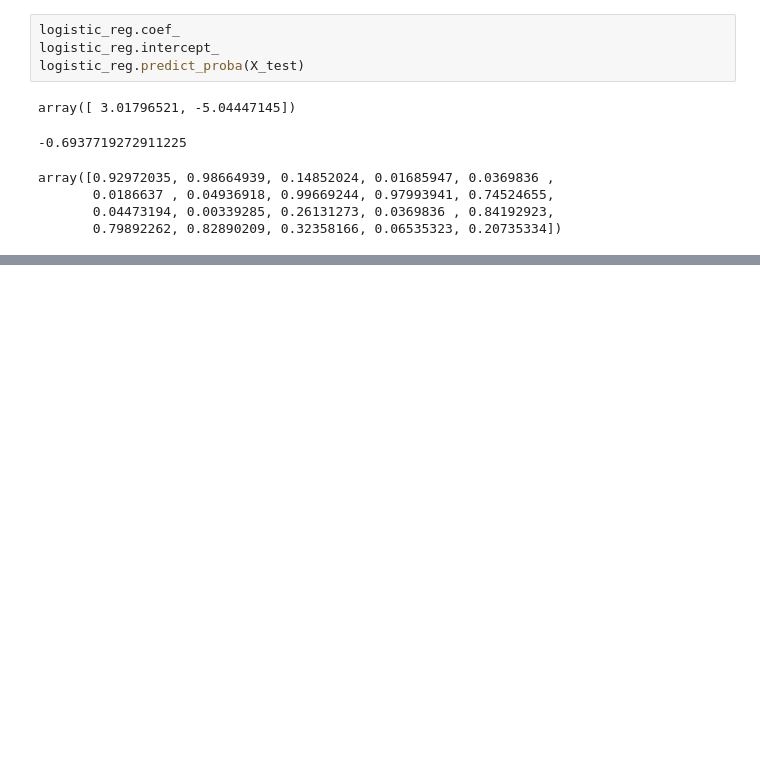
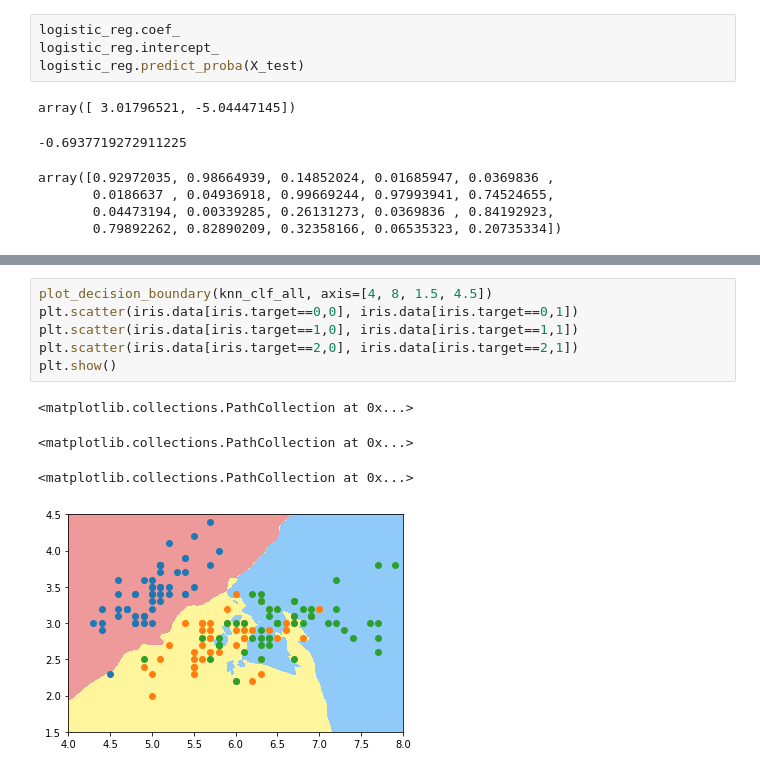
Before and after one commit to coderzc/machine_learning, a Jupyter notebook: jupyter/logistics_regression/Logistic 回归.ipynb, the cells around one changed output, grey strips where cells are left out. Cells and saved outputs as stored; diff of their text form; blank space fills up the shorter version.

```diff
--- a/jupyter/logistics_regression/Logistic 回归.ipynb
+++ b/jupyter/logistics_regression/Logistic 回归.ipynb
@@ -118,0 +203,11 @@ array([0.92972035, 0.98664939, 0.14852024, 0.01685947, 0.0369836 ,
+# %%
+plot_decision_boundary(knn_clf_all, axis=[4, 8, 1.5, 4.5])
+plt.scatter(iris.data[iris.target==0,0], iris.data[iris.target==0,1])
+plt.scatter(iris.data[iris.target==1,0], iris.data[iris.target==1,1])
+plt.scatter(iris.data[iris.target==2,0], iris.data[iris.target==2,1])
+plt.show()
+# %% [output]
+<matplotlib.collections.PathCollection at 0x...>
+<matplotlib.collections.PathCollection at 0x...>
+<matplotlib.collections.PathCollection at 0x...>
+[figure, added]
```
Also changed, not shown: parts of 15 cells of this notebook, 1 other file.
